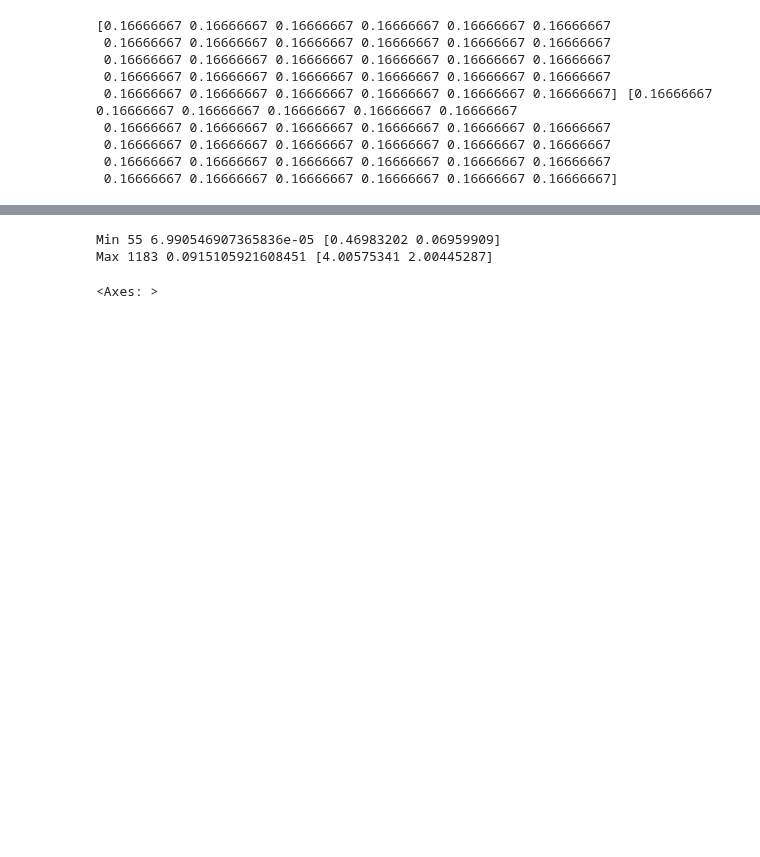
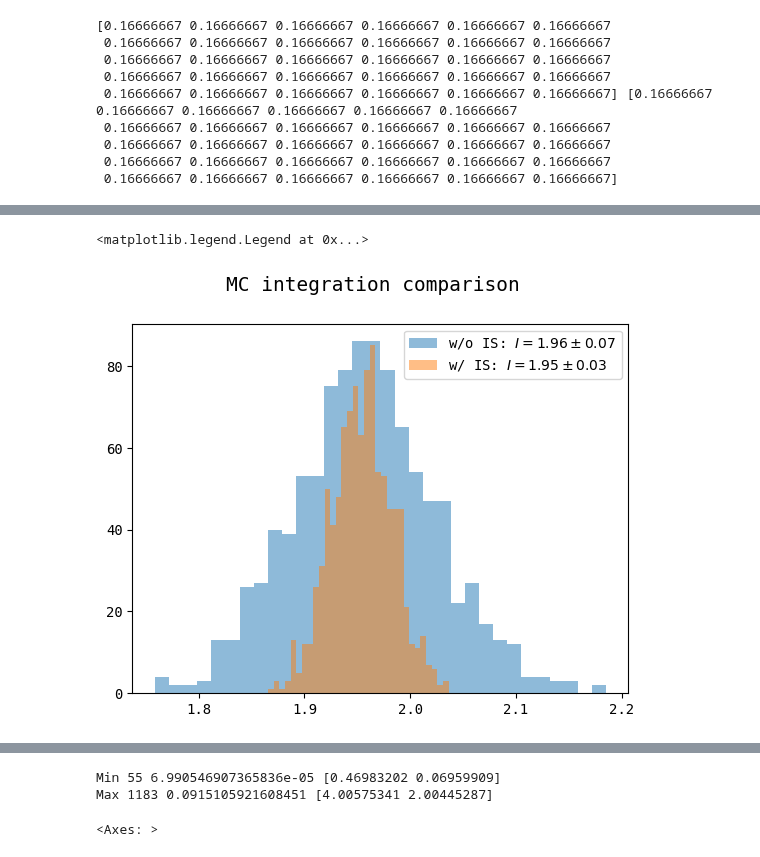
Before and after one commit to nVentis/MEM_HEP, a Jupyter notebook: notebooks/mem_nis.ipynb, the cells around one changed output, grey strips where cells are left out. Drawn from its saved outputs; the diff is of its cells as text; code cells hidden in the pictures; blank space fills up the shorter version.

```diff
--- a/notebooks/mem_nis.ipynb
+++ b/notebooks/mem_nis.ipynb
@@ -337,3 +328,13 @@ ax2.hist(res_final, bins=32)
+# %%
+fig, ax = plt.subplots()
+
+fig.suptitle('MC integration comparison', fontsize=14)
+ax.hist(res_raw, bins=32, alpha = 0.5, label=rf"w/o IS: $I={np.average(res_raw):0.2f}\pm{np.std(res_raw):0.2f}$")
+ax.hist(res_final, bins=32, alpha=0.5, label=rf"w/ IS: $I={np.average(res_final):0.2f}\pm{np.std(res_final):0.2f}$")
+ax.legend(loc="upper right")
+# %% [output]
+<matplotlib.legend.Legend at 0x...>
+[figure, added]
 # %%
 b = np.arange(0.0, 6.0, 0.02)
 d = np.arange(0.0, 6.0, 0.02)
```
Also changed, not shown: parts of 10 cells of this notebook, 1 other file.
